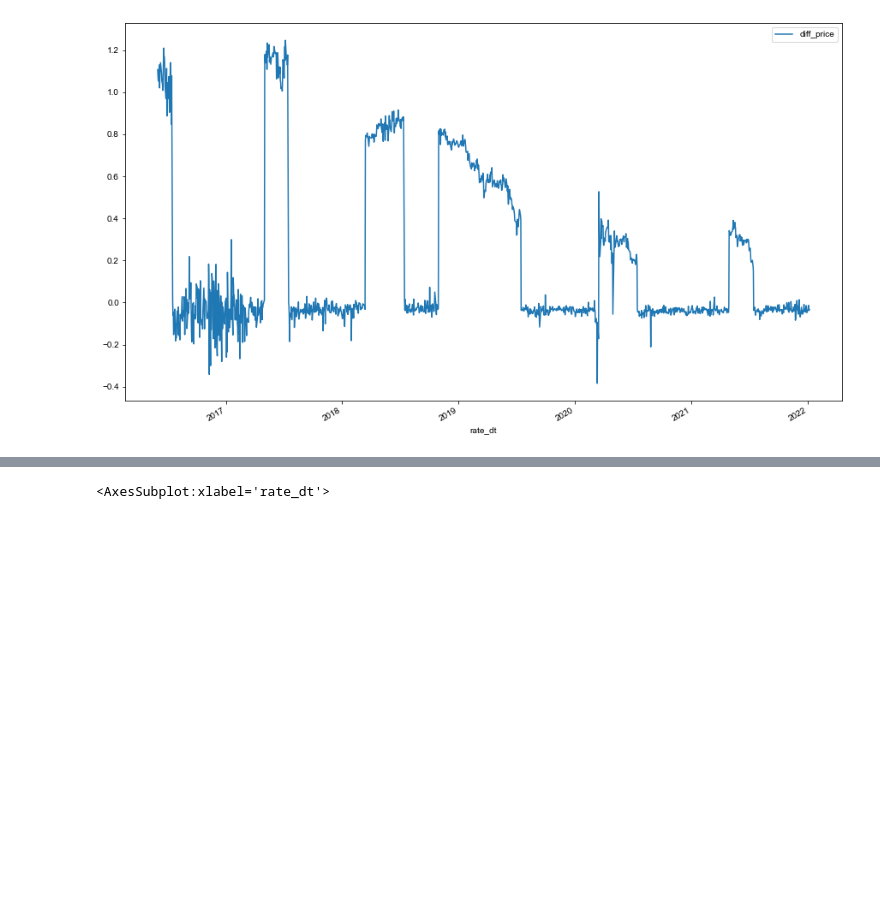
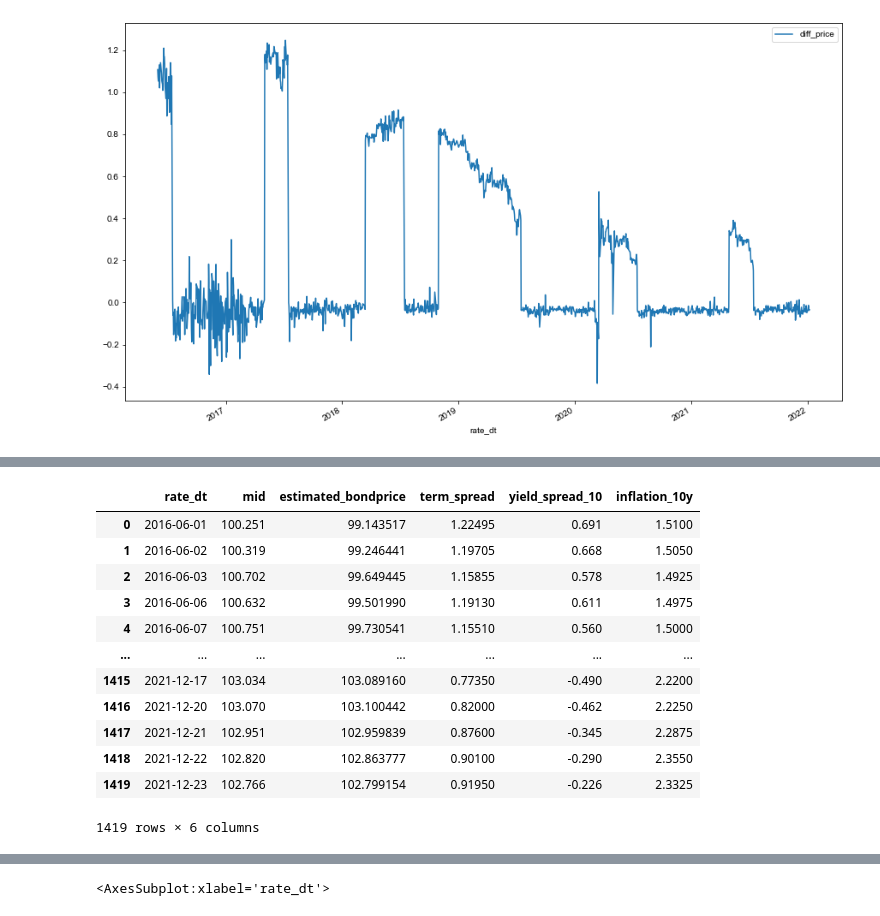
Before and after one commit to Merijn68/BondTrading, a Jupyter notebook: 05_adding_feartures.ipynb, the cells around one changed output, grey strips where cells are left out. Drawn from its saved outputs; the diff is of its cells as text; code cells hidden in the pictures; blank space fills up the shorter version.

```diff
--- a/05_adding_feartures.ipynb
+++ b/05_adding_feartures.ipynb
@@ -147,8 +80,8 @@ df_isin.plot(x = 'rate_dt',y = ['mid','estimated_bondprice'], figsize = (15,9))
 <AxesSubplot:xlabel='rate_dt'>
 [figure]
 # %%
-df_isin['diff_price'] = df['mid'] - df['estimated_bondprice']
-df_isin.plot(x = 'rate_dt',y = 'diff_price', figsize = (15,9))
+df_isin_ytm['diff_price'] = df_isin_ytm['mid'] - df_isin_ytm['estimated_bondprice']
+df_isin_ytm.plot(x = 'rate_dt',y = 'diff_price', figsize = (15,9))
 # %% [output]
 <AxesSubplot:xlabel='rate_dt'>
 [figure]
@@ -189,0 +151,16 @@ df_isin
+# %%
+df_bpyi
+# %% [output]
+|  | rate_dt | mid | estimated_bondprice | term_spread | yield_spread_10 | inflation_10y |
+| 0 | 2016-06-01 | 100.251 | 99.143517 | 1.22495 | 0.691 | 1.5100 |
+| 1 | 2016-06-02 | 100.319 | 99.246441 | 1.19705 | 0.668 | 1.5050 |
+| 2 | 2016-06-03 | 100.702 | 99.649445 | 1.15855 | 0.578 | 1.4925 |
+| 3 | 2016-06-06 | 100.632 | 99.501990 | 1.19130 | 0.611 | 1.4975 |
+| 4 | 2016-06-07 | 100.751 | 99.730541 | 1.15510 | 0.560 | 1.5000 |
+| ... | ... | ... | ... | ... | ... | ... |
+| 1415 | 2021-12-17 | 103.034 | 103.089160 | 0.77350 | -0.490 | 2.2200 |
+| 1416 | 2021-12-20 | 103.070 | 103.100442 | 0.82000 | -0.462 | 2.2250 |
+| 1417 | 2021-12-21 | 102.951 | 102.959839 | 0.87600 | -0.345 | 2.2875 |
+| 1418 | 2021-12-22 | 102.820 | 102.863777 | 0.90100 | -0.290 | 2.3550 |
+| 1419 | 2021-12-23 | 102.766 | 102.799154 | 0.91950 | -0.226 | 2.3325 |
+1419 rows × 6 columns
```
Also changed, not shown: parts of 24 cells of this notebook, 2 other files.
